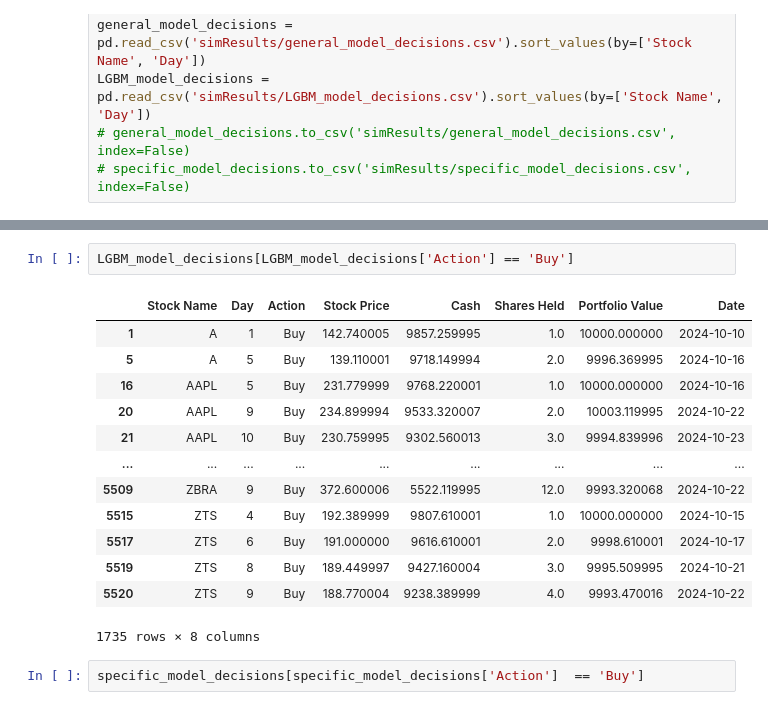
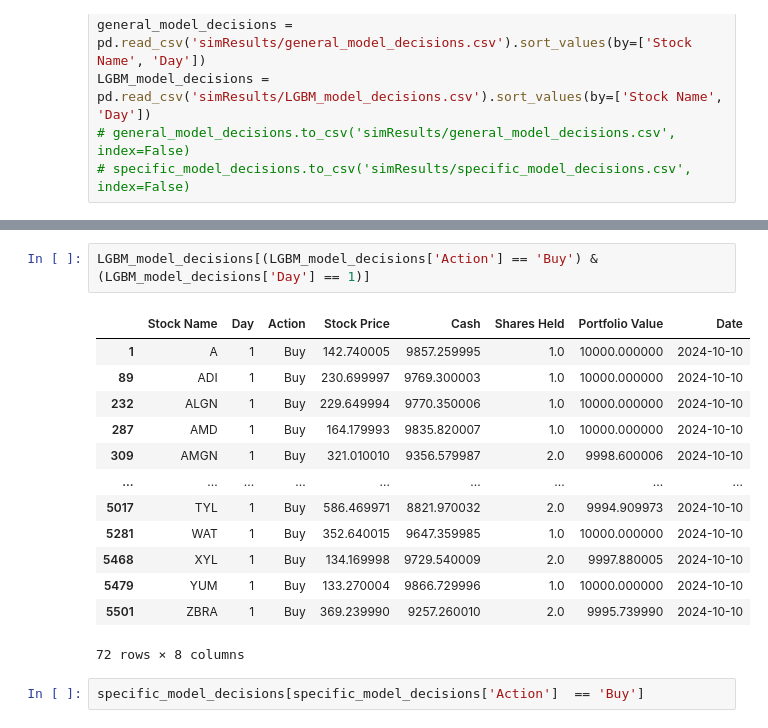
Before and after one commit to uniquedapoet/StockTradingModel, a Jupyter notebook: model_decision_EDA.ipynb, the cells around one changed output, grey strips where cells are left out. Drawn from its saved outputs; the diff is of its cells as text.

```diff
--- a/FullProcess/model_decision_EDA.ipynb
+++ b/model_decision_EDA.ipynb
@@ -71,19 +68,19 @@ specific_model_decisions.head(15)
 # %%
-LGBM_model_decisions[LGBM_model_decisions['Action'] == 'Buy']
+LGBM_model_decisions[(LGBM_model_decisions['Action'] == 'Buy') & (LGBM_model_decisions['Day'] == 1)]
 # %% [output]
 |  | Stock Name | Day | Action | Stock Price | Cash | Shares Held | Portfolio Value | Date |
 | 1 | A | 1 | Buy | 142.740005 | 9857.259995 | 1.0 | 10000.000000 | 2024-10-10 |
-| 5 | A | 5 | Buy | 139.110001 | 9718.149994 | 2.0 | 9996.369995 | 2024-10-16 |
-| 16 | AAPL | 5 | Buy | 231.779999 | 9768.220001 | 1.0 | 10000.000000 | 2024-10-16 |
-| 20 | AAPL | 9 | Buy | 234.899994 | 9533.320007 | 2.0 | 10003.119995 | 2024-10-22 |
-| 21 | AAPL | 10 | Buy | 230.759995 | 9302.560013 | 3.0 | 9994.839996 | 2024-10-23 |
+| 89 | ADI | 1 | Buy | 230.699997 | 9769.300003 | 1.0 | 10000.000000 | 2024-10-10 |
+| 232 | ALGN | 1 | Buy | 229.649994 | 9770.350006 | 1.0 | 10000.000000 | 2024-10-10 |
+| 287 | AMD | 1 | Buy | 164.179993 | 9835.820007 | 1.0 | 10000.000000 | 2024-10-10 |
+| 309 | AMGN | 1 | Buy | 321.010010 | 9356.579987 | 2.0 | 9998.600006 | 2024-10-10 |
 | ... | ... | ... | ... | ... | ... | ... | ... | ... |
-| 5509 | ZBRA | 9 | Buy | 372.600006 | 5522.119995 | 12.0 | 9993.320068 | 2024-10-22 |
-| 5515 | ZTS | 4 | Buy | 192.389999 | 9807.610001 | 1.0 | 10000.000000 | 2024-10-15 |
-| 5517 | ZTS | 6 | Buy | 191.000000 | 9616.610001 | 2.0 | 9998.610001 | 2024-10-17 |
-| 5519 | ZTS | 8 | Buy | 189.449997 | 9427.160004 | 3.0 | 9995.509995 | 2024-10-21 |
-| 5520 | ZTS | 9 | Buy | 188.770004 | 9238.389999 | 4.0 | 9993.470016 | 2024-10-22 |
+| 5017 | TYL | 1 | Buy | 586.469971 | 8821.970032 | 2.0 | 9994.909973 | 2024-10-10 |
+| 5281 | WAT | 1 | Buy | 352.640015 | 9647.359985 | 1.0 | 10000.000000 | 2024-10-10 |
+| 5468 | XYL | 1 | Buy | 134.169998 | 9729.540009 | 2.0 | 9997.880005 | 2024-10-10 |
+| 5479 | YUM | 1 | Buy | 133.270004 | 9866.729996 | 1.0 | 10000.000000 | 2024-10-10 |
+| 5501 | ZBRA | 1 | Buy | 369.239990 | 9257.260010 | 2.0 | 9995.739990 | 2024-10-10 |
-1735 rows × 8 columns
+72 rows × 8 columns
 # %%
 specific_model_decisions[specific_model_decisions['Action']  == 'Buy']
 # %% [output]
```
Also changed, not shown: parts of 3 cells of this notebook, 5 other files.
